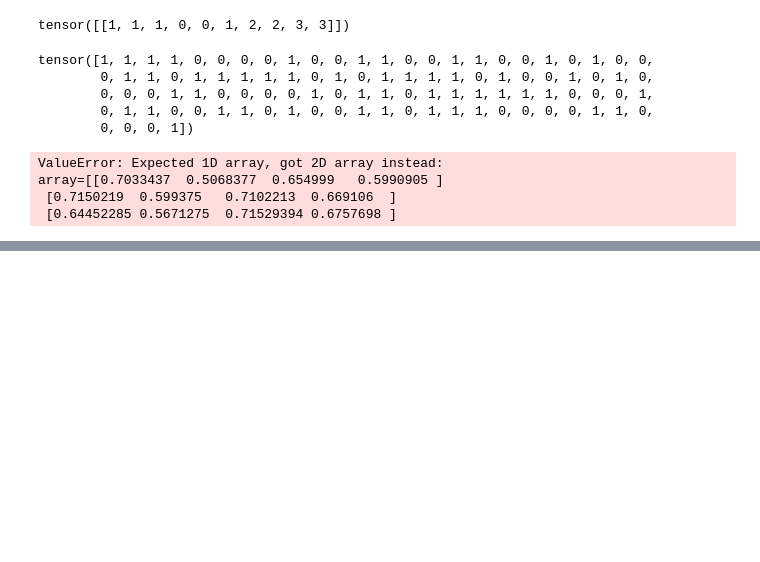
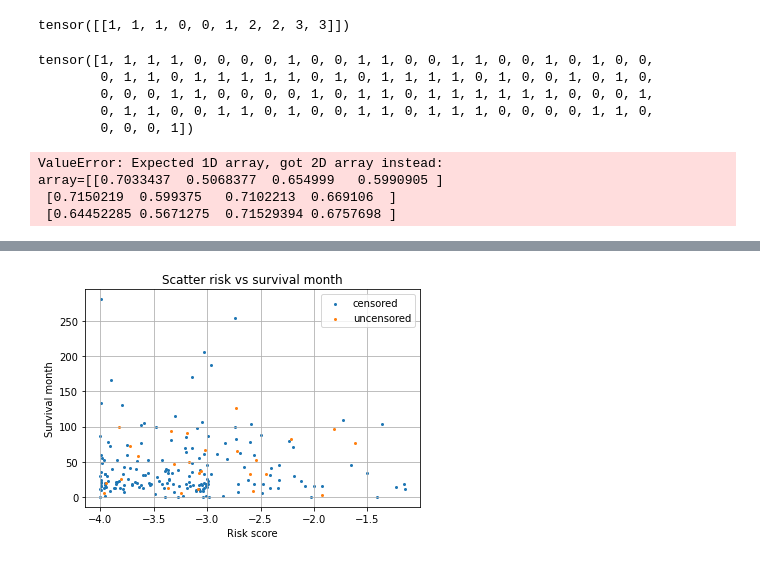
Before and after one commit to SeibelT/multimodal_survival_prediction, a Jupyter notebook: playground.ipynb, the cells around one changed output, grey strips where cells are left out. Drawn from its saved outputs; the diff is of its cells as text; code cells hidden in the pictures; blank space fills up the shorter version.

```diff
--- a/playground.ipynb
+++ b/playground.ipynb
@@ -242,0 +417,10 @@ array=[[0.7033437  0.5068377  0.654999   0.5990905 ]
+# %%
+plt.title("Scatter risk vs survival month")
+plt.scatter(risk[c_all_val.type(torch.bool)],l_cont_all_val[c_all_val.type(torch.bool)],s = 4,label="censored")
+plt.scatter(risk[~(c_all_val.type(torch.bool))],l_cont_all_val[~(c_all_val.type(torch.bool))],s = 4,label="uncensored")
+plt.xlabel("Risk score")
+plt.ylabel("Survival month")
+plt.legend()
+plt.grid()
+# %% [output]
+[figure, added]
```
Also changed, not shown: parts of 13 cells of this notebook, 5 other files.
